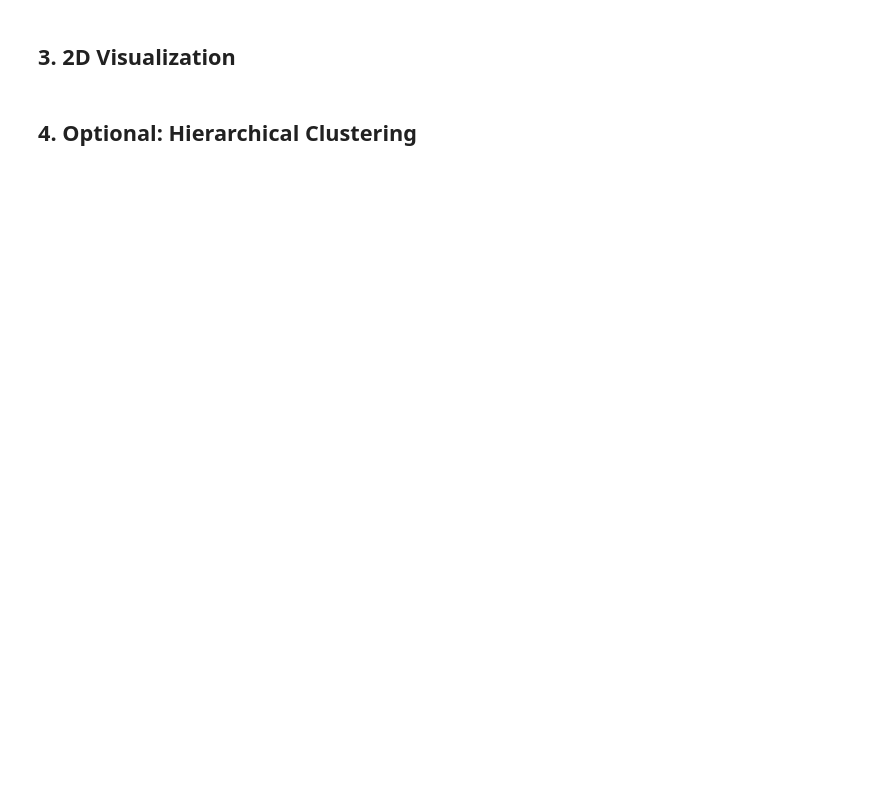
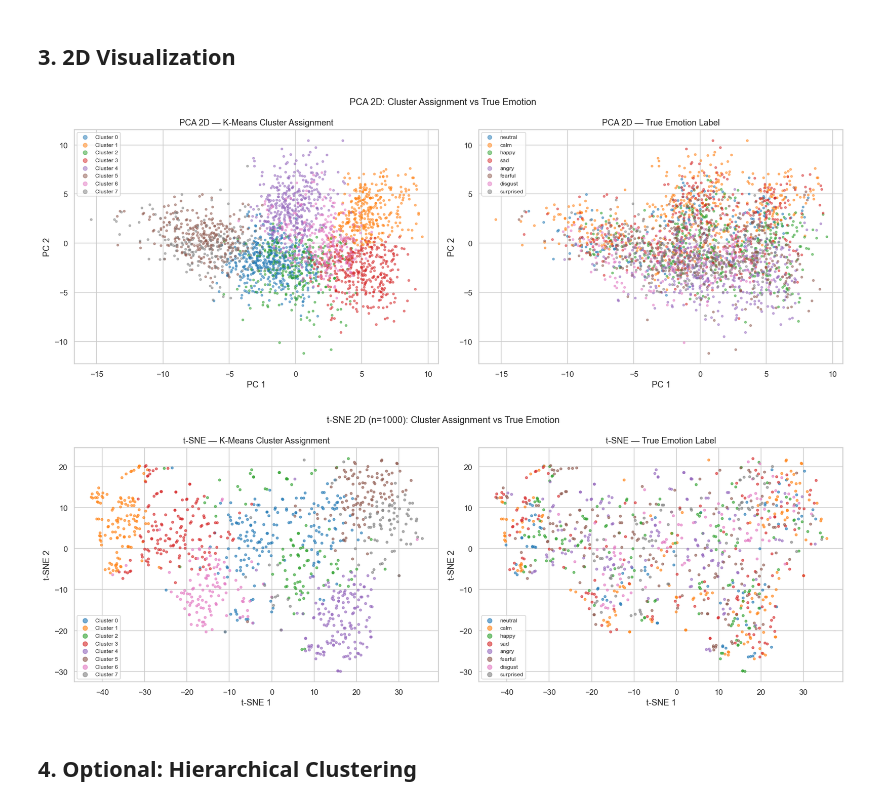
Before and after one commit to micahg1/Project_CSE432-532, a Jupyter notebook: SER_Project/notebooks/week11- clustering.ipynb, the cells around one changed output. Saved outputs shown, nothing was run; the diff lists cells and outputs as text; code cells hidden in the pictures; blank space fills up the shorter version.

```diff
--- a/SER_Project/notebooks/week11- clustering.ipynb
+++ b/SER_Project/notebooks/week11- clustering.ipynb
@@ -45,2 +152,69 @@ from sklearn.manifold import TSNE
+# %%
+# ── PCA 2D projection ─────────────────────────────────────────────────────────
+pca = PCA(n_components=2)
+X_pca = pca.fit_transform(X_all)
+
+palette   = sns.color_palette('tab10', 8)
+cmap_clus = {i: palette[i] for i in range(8)}
+cmap_emo  = {c: palette[i] for i, c in enumerate(sorted(EMOTION_MAP))}
+
+fig, axes = plt.subplots(1, 2, figsize=(16, 6))
+
+for c in range(8):
+    mask = cluster_labels == c
+    axes[0].scatter(X_pca[mask, 0], X_pca[mask, 1],
+                    s=8, alpha=0.5, color=cmap_clus[c], label=f'Cluster {c}')
+axes[0].set_title('PCA 2D — K-Means Cluster Assignment')
+axes[0].set_xlabel('PC 1'); axes[0].set_ylabel('PC 2')
+axes[0].legend(markerscale=2, fontsize=8, loc='best')
+
+for emo_id in sorted(EMOTION_MAP):
+    mask = y_all == emo_id
+    axes[1].scatter(X_pca[mask, 0], X_pca[mask, 1],
+                    s=8, alpha=0.5, color=cmap_emo[emo_id], label=EMOTION_MAP[emo_id])
+axes[1].set_title('PCA 2D — True Emotion Label')
+axes[1].set_xlabel('PC 1'); axes[1].set_ylabel('PC 2')
+axes[1].legend(markerscale=2, fontsize=8, loc='best')
+
+plt.suptitle('PCA 2D: Cluster Assignment vs True Emotion', fontsize=13)
+plt.tight_layout()
+plt.savefig(os.path.join(OUTPUT_DIR, 'pca2d_clusters_vs_emotions.png'), bbox_inches='tight')
+plt.show()
+
+# ── t-SNE 2D projection (subsample 1000 points for speed) ────────────────────
+n_tsne   = min(1000, len(X_all))
+idx_sub  = np.random.default_rng(42).choice(len(X_all), n_tsne, replace=False)
+X_sub    = X_all[idx_sub]
+cl_sub   = cluster_labels[idx_sub]
+y_sub    = y_all[idx_sub]
+
+tsne   = TSNE(n_components=2, perplexity=40, random_state=42, max_iter=1000)
+X_tsne = tsne.fit_transform(X_sub)
+
+fig, axes = plt.subplots(1, 2, figsize=(16, 6))
+
+for c in range(8):
+    mask = cl_sub == c
+    axes[0].scatter(X_tsne[mask, 0], X_tsne[mask, 1],
+                    s=10, alpha=0.6, color=cmap_clus[c], label=f'Cluster {c}')
+axes[0].set_title('t-SNE — K-Means Cluster Assignment')
+axes[0].set_xlabel('t-SNE 1'); axes[0].set_ylabel('t-SNE 2')
+axes[0].legend(markerscale=2, fontsize=8)
+
+for emo_id in sorted(EMOTION_MAP):
+    mask = y_sub == emo_id
+    axes[1].scatter(X_tsne[mask, 0], X_tsne[mask, 1],
+                    s=10, alpha=0.6, color=cmap_emo[emo_id], label=EMOTION_MAP[emo_id])
+axes[1].set_title('t-SNE — True Emotion Label')
+axes[1].set_xlabel('t-SNE 1'); axes[1].set_ylabel('t-SNE 2')
+axes[1].legend(markerscale=2, fontsize=8)
+
+plt.suptitle(f't-SNE 2D (n={n_tsne}): Cluster Assignment vs True Emotion', fontsize=13)
+plt.tight_layout()
+plt.savefig(os.path.join(OUTPUT_DIR, 'tsne_clusters_vs_emotions.png'), bbox_inches='tight')
+plt.show()
+# %% [output]
+[figure, added]
+[figure, added]
 # %% [markdown]
 ## 4. Optional: Hierarchical Clustering
```
Also changed, not shown: parts of 9 cells of this notebook, 19 other files.
